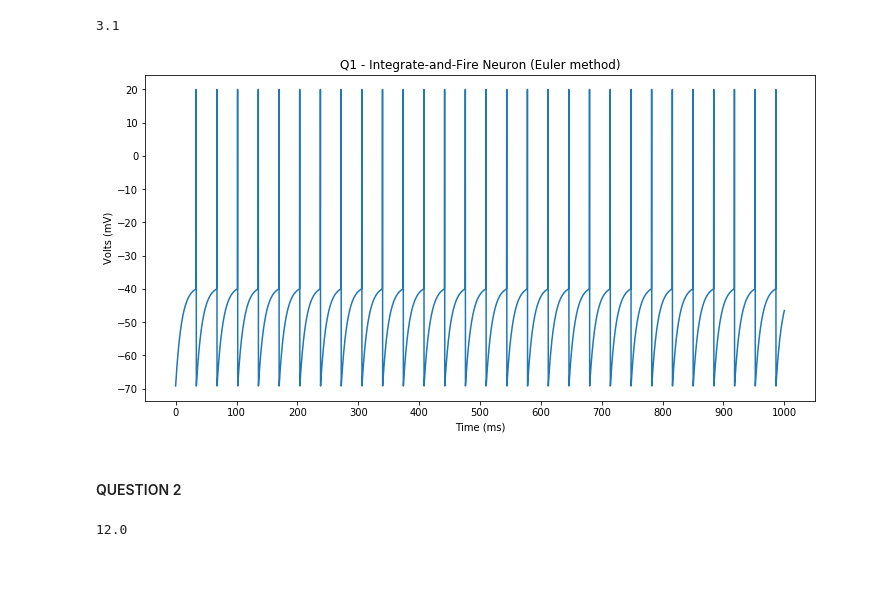
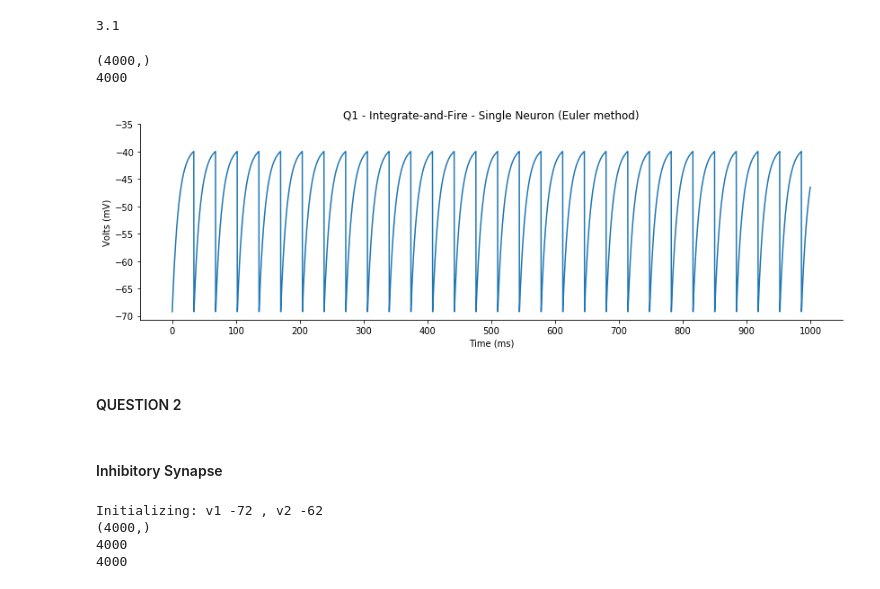
Before and after one commit to leanguardia/cneuroscience-cws, a Jupyter notebook: 3-LIF-Plasticity/A-Integrate-and-Fire.ipynb, the cells around one changed output. Saved outputs shown, nothing was run; the diff lists cells and outputs as text; code cells hidden in the pictures.

Commit message:
Cleaning Plotting

```diff
--- a/3-LIF-Plasticity/A-Integrate-and-Fire.ipynb
+++ b/3-LIF-Plasticity/A-Integrate-and-Fire.ipynb
@@ -34,10 +34,10 @@ def q1_euler(args, v_reset, v_threshold, time=1000, step=0.25):
     v = v_reset
     for i in time:
         v = v + step * voltage_diff(leak_potential, v, memb_resistance * i_e, tau_m)
-        if (v < v_threshold):
-            volts.append(v)
-        else:
-            volts.append(20)
+
+        volts.append(v)
+
+        if (v >= v_threshold):
             v = v_reset
 
     return time, volts
@@ -49,31 +49,27 @@ args = {
     'tau_m': tau_m
 }
 time, volts = q1_euler(args, v_reset, v_threshold)
+print(time.shape)
+print(len(volts))
+# %% [output]
+(4000,)
+4000
 # %%
-fig = plt.figure(figsize=(12,6))
+fig = plt.figure(figsize=(14,4))
 ax = fig.add_subplot()
-ax.set_title('Q1 - Integrate-and-Fire Neuron (Euler method)')
+ax.spines['right'].set_visible(False)
+ax.spines['top'].set_visible(False)
+ax.set_title('Q1 - Integrate-and-Fire - Single Neuron (Euler method)')
 ax.set_xlabel("Time (ms)")
 ax.set_ylabel("Volts (mV)")
 ax.plot(time, volts)
-ax.set_yticks(range(-70,21,10))
+ax.set_yticks(range(-70,-30,5))
 ax.set_xticks(range(0,1001,100))
 fig.savefig("plots/q1.png")
 # %% [output]
-[figure, old version]
+[figure, new version]
 # %% [markdown]
 #### QUESTION 2
-# %%
-membrane_resistance = 6 # R_m
-i_e = 3
-tau_m = 20 #* ms         # membrane time constant
-
-v_reset = -80
-v_threshold = -54
-
-voltage_diff(leak_potential, v_reset, membrane_resistance, i_e, tau_m)
-# %% [output]
-12.0
 # %%
 def q2_euler(args_v, args_s, v_reset, v_threshold, time=1000, step=0.25):
     ''' time(ms), step(ms)'''
@@ -103,15 +117,26 @@ def q2_euler(args_v, args_s, v_reset, v_threshold, time=1000, step=0.25):
+# %% [markdown]
+#### Inhibitory Synapse
 # %%
 args_voltage = {
     'leak_potential': -70,     # E_L
     'memb_resistance_i_e': 18, # R_m * I_e
     'tau_m': 20                # Membrane Time Constant
 }
-arge_synapse = {
+args_synapse = {
     'reversal_potential': 0,      # E_L
-    'memb_resistance_g_bar': 0.15 # R_m * G_bar
-    'delta_s': 0.5
+    'memb_resistance_g_bar': 0.15, # R_m * G_bar
+    'delta_s': 0.5,
     'tau_s': 10
 }
-time, volts1, volts2 = euler(args, v_reset, v_threshold)
-volts1
+v_reset = -80
+v_threshold = -54
+time, v1_init, volts1, v2_init, volts2 = q2_euler(args_voltage, args_synapse, v_reset, v_threshold)
+print(time.shape)
+print(len(volts1))
+print(len(volts2))
+# %% [output]
+Initializing: v1 -72 , v2 -62
+(4000,)
+4000
+4000
 # %%
```
Also changed, not shown: parts of 5 cells of this notebook, 1 other file.
